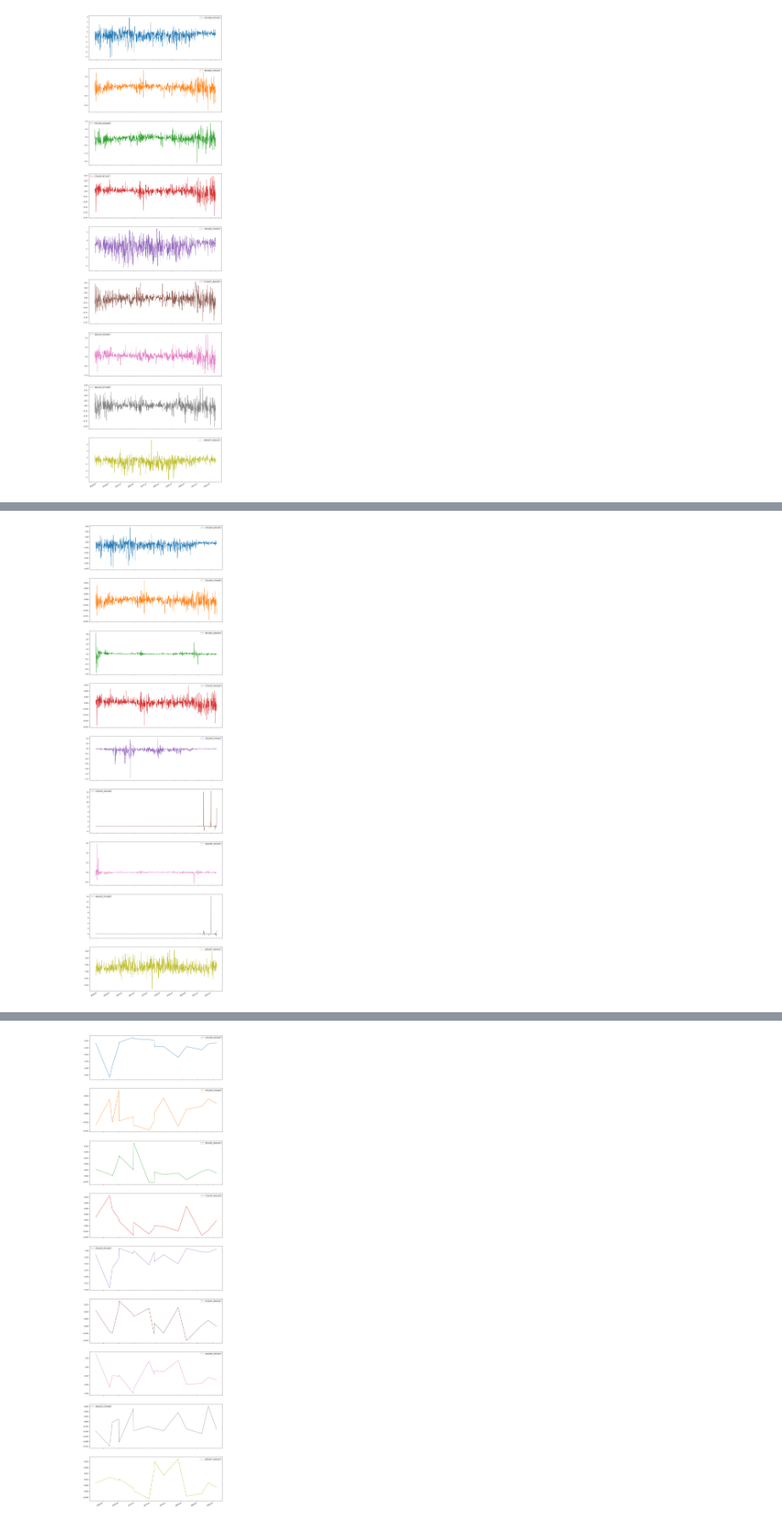
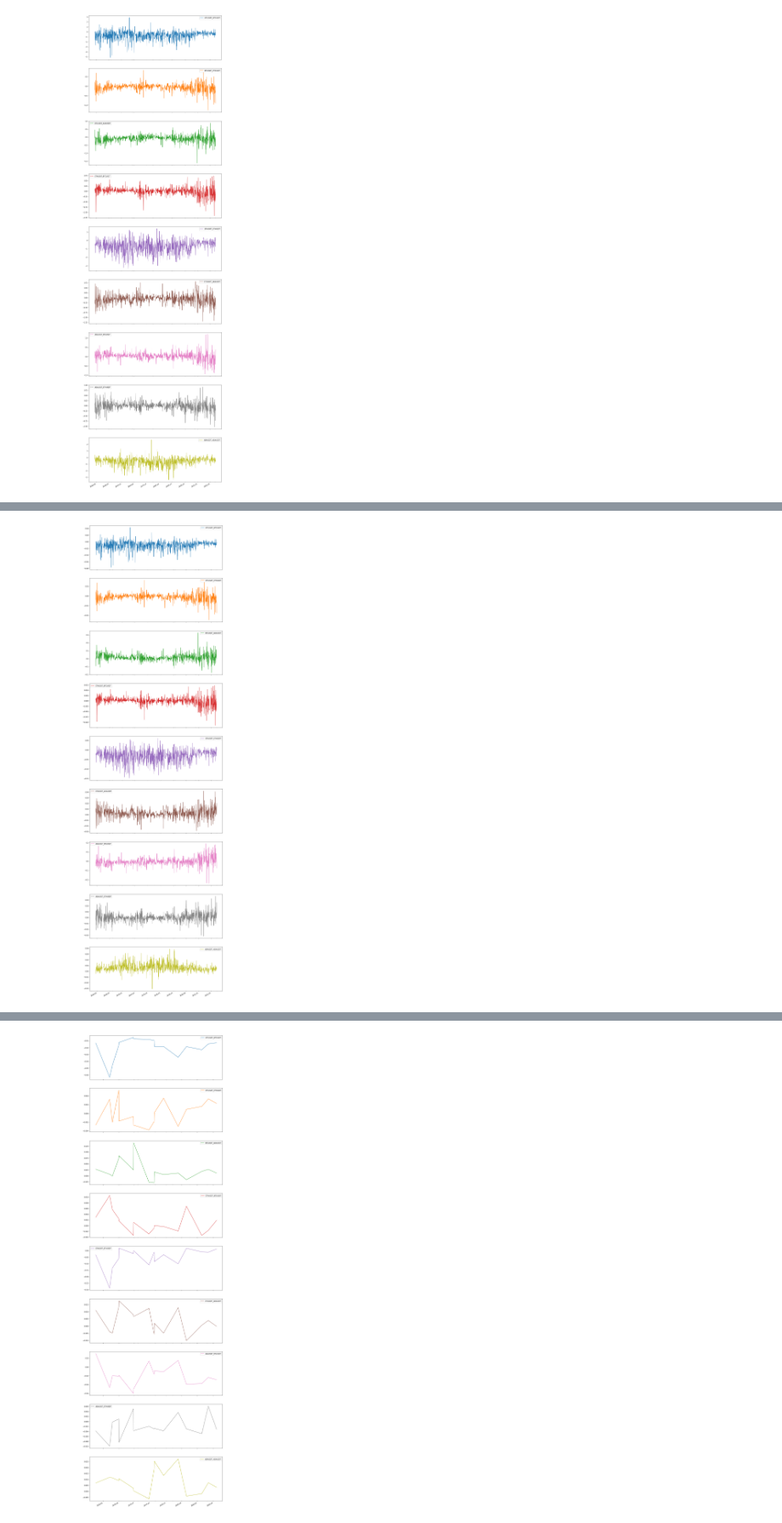
Before and after one commit to guyvandam/3rdYearResearchProject, a Jupyter notebook: Archive/analysis_v1.ipynb, the cells around one changed output, grey strips where cells are left out. Shown at 85% size. Cells and saved outputs as stored; diff of their text form; code cells hidden in the pictures.

```diff
--- a/Archive/analysis_v1.ipynb
+++ b/Archive/analysis_v1.ipynb
@@ -40,7 +46,8 @@ divided_df_guy.plot(subplots=True, figsize= (15,60));
 # %%
-divided_df.plot(subplots=True, figsize= (15,60));
+test_df = transfer_entropy_df/joint_entropy_df.mean()
+test_df.plot(subplots=True, figsize= (15,60));
 # %% [output]
-[figure, old version]
+[figure, new version]
 # %%
 def get_max_timestamp(col):
     index_index = divided_df[col].argmax()
```
Also changed, not shown: parts of 13 cells of this notebook, 2 other files.
